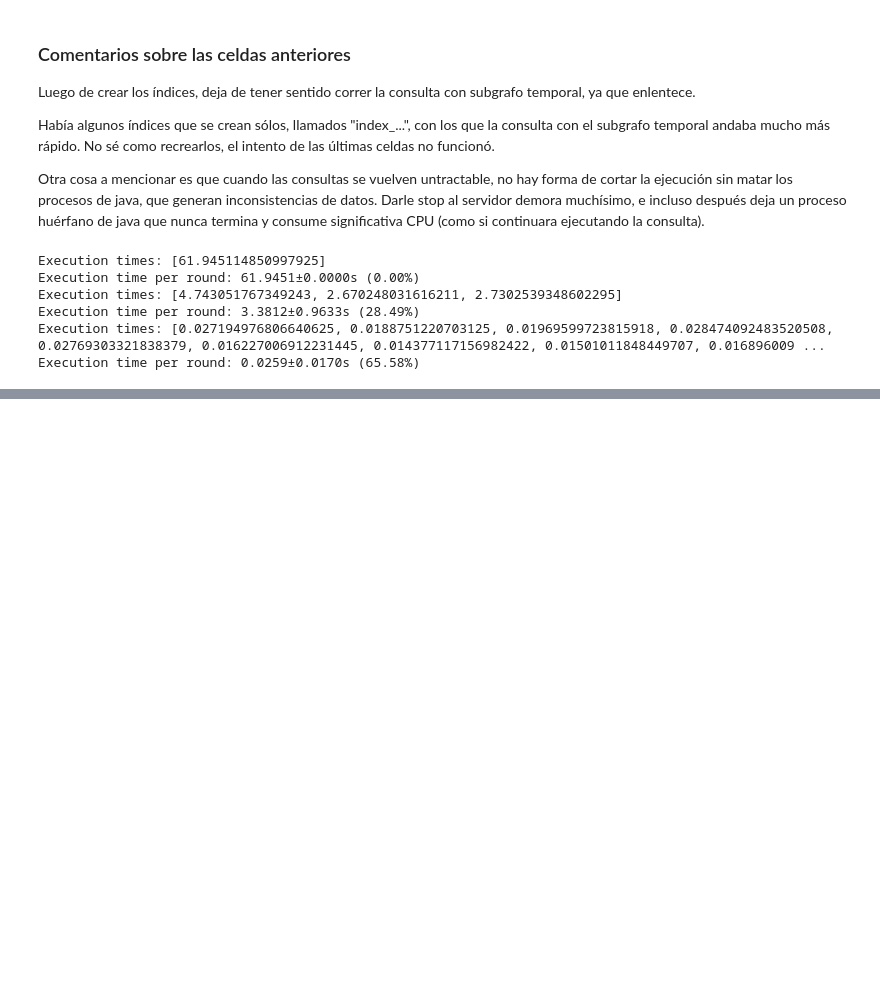
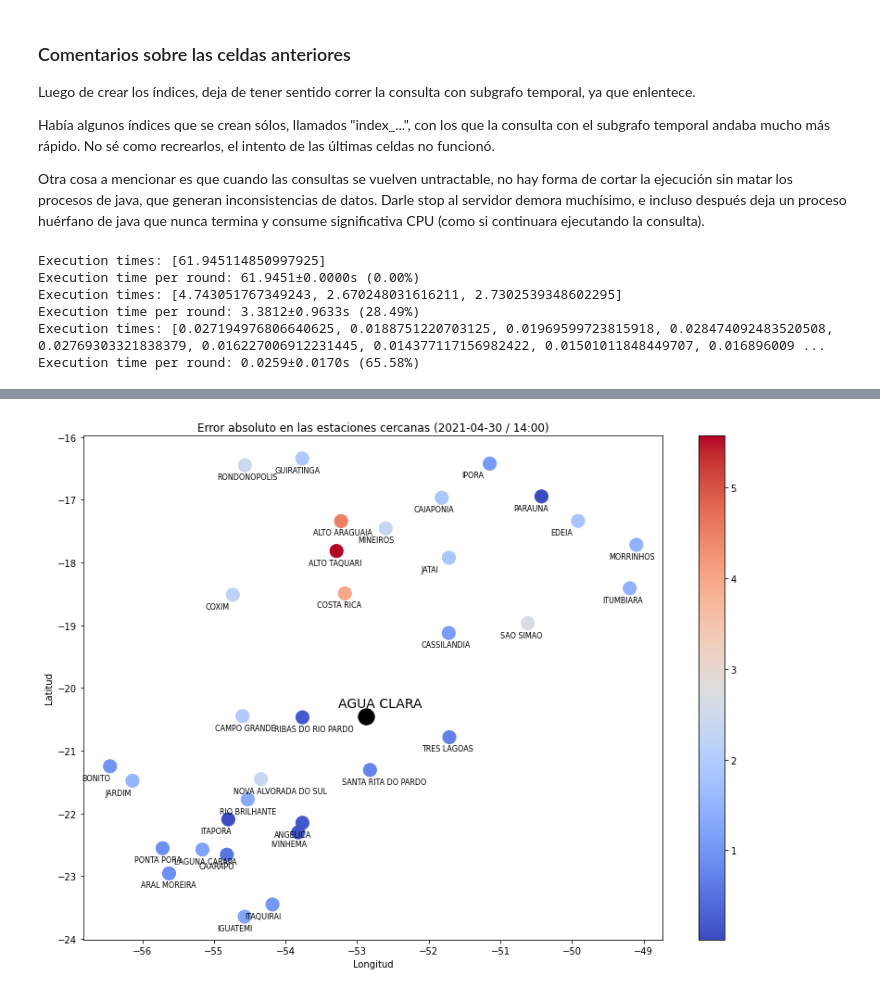
Before and after one commit to DonBraulio/WeatherGraphDB, a Jupyter notebook: BDNR2022_Proyecto_Final.ipynb, the cells around one changed output, grey strips where cells are left out. Saved outputs shown, nothing was run; the diff lists cells and outputs as text; code cells hidden in the pictures; blank space fills up the shorter version.

```diff
--- a/BDNR2022_Proyecto_Final.ipynb
+++ b/BDNR2022_Proyecto_Final.ipynb
@@ -486,0 +597,17 @@ Execution time per round: 0.0259±0.0170s (65.58%)
+# %%
+df_map["error"] = 0
+avg_distance = 500
+
+for station in [station_name] + list(df_map["s.name"]):
+    station_query = graph.run(f"""
+        MATCH (s0:Station{{name: "{station}"}})
+               -->(m0:Measurement{{date: date("{search_date}"), hour: time("{search_time}")}})
+        MATCH (s:Station)-->(m:Measurement{{hour: m0.hour, date: m0.date}})
+        WHERE m.temperature <> -9999 AND s <> s0
+        WITH s0, m0, s, m, point.distance(point({{longitude: s.longitude, latitude: s.latitude}}), point({{longitude: s0.longitude, latitude: s0.latitude}}))/1000 AS distance
+        WHERE distance < {avg_distance}
+
+        RETURN AVG(m.temperature) as avg_temperature, ABS(m0.temperature - AVG(m.temperature)) AS AbsoluteError
+        """).to_data_frame().iloc[0]
+    df_map.loc[df_map["s.name"] == station, "error"] = station_query["AbsoluteError"]
+df_map
@@ -486,0 +632,26 @@ Execution time per round: 0.0259±0.0170s (65.58%)
+# %%
+
+fig, ax = plt.subplots(figsize=(14, 10))
+
+ax.set_xlabel("Longitud")
+ax.set_ylabel("Latitud")
+ax.set_title(f"Error absoluto en las estaciones cercanas ({search_date} / {search_time})")
+ax.annotate(station_name.split("/")[-1], (ref_station["s.longitude"], ref_station["s.latitude"]),
+           textcoords="offset pixels", xytext=(-30, 10), size=14)
+
+m = ax.scatter(df_map["s.longitude"], df_map["s.latitude"], c=df_map["error"], cmap="coolwarm", marker="o", s=200)
+fig.colorbar(m, ax=ax)
+
+ax.scatter([ref_station["s.longitude"]], [ref_station["s.latitude"]], c="k", s=300, edgecolor="k")
+
+for idx in df_map.index:
+    name = df_map.loc[idx, "s.name"]
+    if name == station_name:
+        continue
+    txt_offset = (-30, -15)
+    txt_size = 8
+    station_display = name.split("/")[-1]
+    ax.annotate(station_display, (df_map.loc[idx, "s.longitude"], df_map.loc[idx, "s.latitude"]),
+                textcoords="offset pixels", xytext=txt_offset, size=txt_size)
+# %% [output]
+[figure, added]
```
Also changed, not shown: parts of 4 cells of this notebook.
